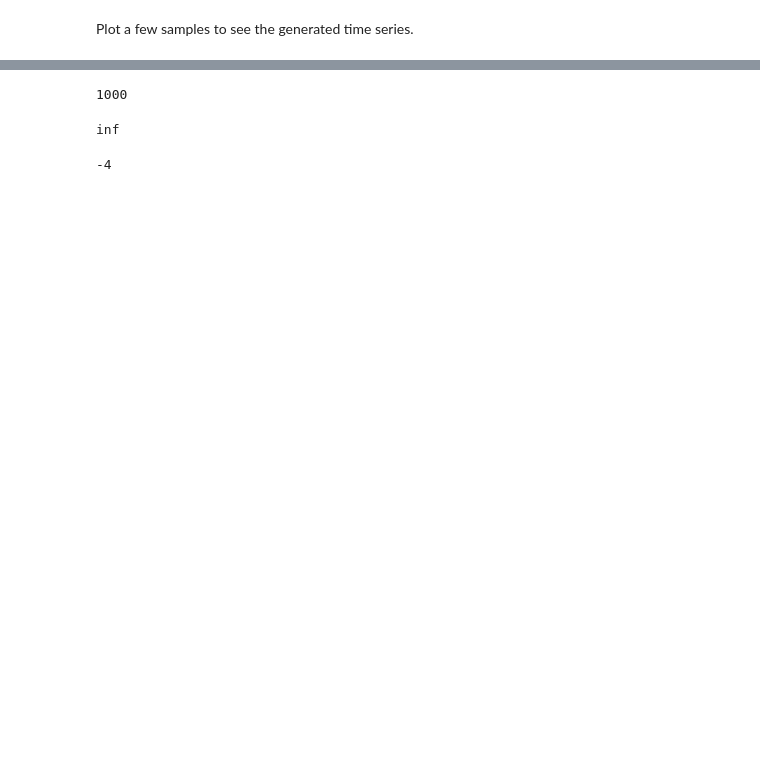
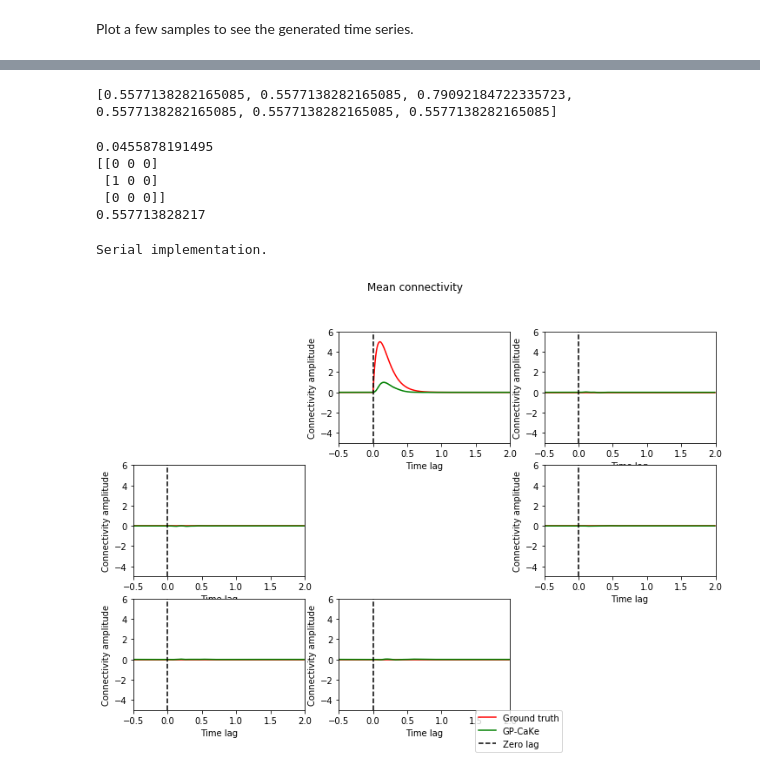
Before and after one commit to LucaAmbrogioni/GP-CaKe-project, a Jupyter notebook: GP CaKe (Development test notebook).ipynb, the cells around one changed output, grey strips where cells are left out. Cells and saved outputs as stored; diff of their text form; code cells hidden in the pictures; blank space fills up the shorter version.

```diff
--- a/GP CaKe (Development test notebook).ipynb
+++ b/GP CaKe (Development test notebook).ipynb
@@ -119,19 +54,35 @@ True
-# %%
-#A = [[ np.array([2,1]),np.array([1,2]),np.array([6,3])], [np.array([24,3]),np.array([71,-2]),np.array([7,9]), [] ]]
-#utility.nested_foldRight(lambda X,y: min(X[0], y),  min, 1000, A)
-B = [np.array([24,3]),np.array([71,-2]),np.array([7,9]), [] ]
-C = [[4, 3], [5, 13], [0, 7], []]
-D = [[4], [5], [0], []]
-utility.foldRight(lambda X,y: min(X, y), 1000, D)
-
-#utility.nested_foldRight(lambda X,y: min(X[1], y), min,  1000,  A)
-# %% [output]
-1000
-# %%
-float("inf")
-# %% [output]
-inf
-# %%
-utility.foldRight(min, -4, [6, []])
-# %% [output]
--4
+# %%
+parameter_dict = cake.empirical_bayes_parameter_fit(training_samples)
+# Note: our analysis fails if p=2, which induces symmetric log-likelihood ratios and scales,
+# which causes their std to be 0 and hence the normalization throws an error.
+# %% [output]
+[0.5577138282165085, 0.5577138282165085, 0.79092184722335723, 0.5577138282165085, 0.5577138282165085, 0.5577138282165085]
+# %%
+nu = parameter_dict['time_scale']
+G = parameter_dict['structural_connectivity']
+sigma = parameter_dict['noise_level']
+print nu
+print G
+print sigma
+# %% [output]
+0.0455878191495
+[[0 0 0]
+ [1 0 0]
+ [0 0 0]]
+0.557713828217
+# %%
+
+t_s    = 0.05   # temporal offset / time shift
+theta  = np.pi  # temporal localization
+
+cake.covariance_parameters = {  "time_scale"        : nu,     # Temporal smoothing
+                                "time_shift"        : t_s,     # Temporal offset
+                                "causal"            : "yes",    # Hilbert transform
+                                "spectral_smoothing": theta }   # Temporal localization
+cake.noise_level = sigma
+
+connectivity = cake.run_analysis(testing_samples)
+utility.plot_connectivity(ground_truth, connectivity, time_range, t0=-0.5)
+# %% [output]
+Serial implementation.
+[figure, added]
```
Also changed, not shown: parts of 9 cells of this notebook, 3 other files.
